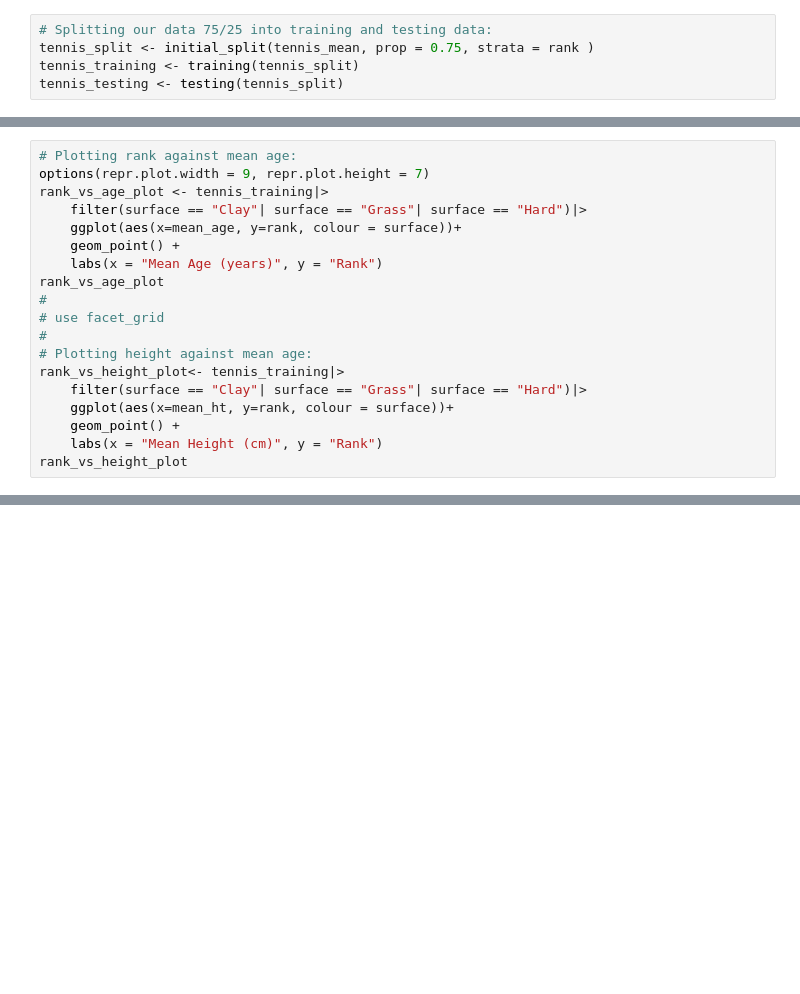
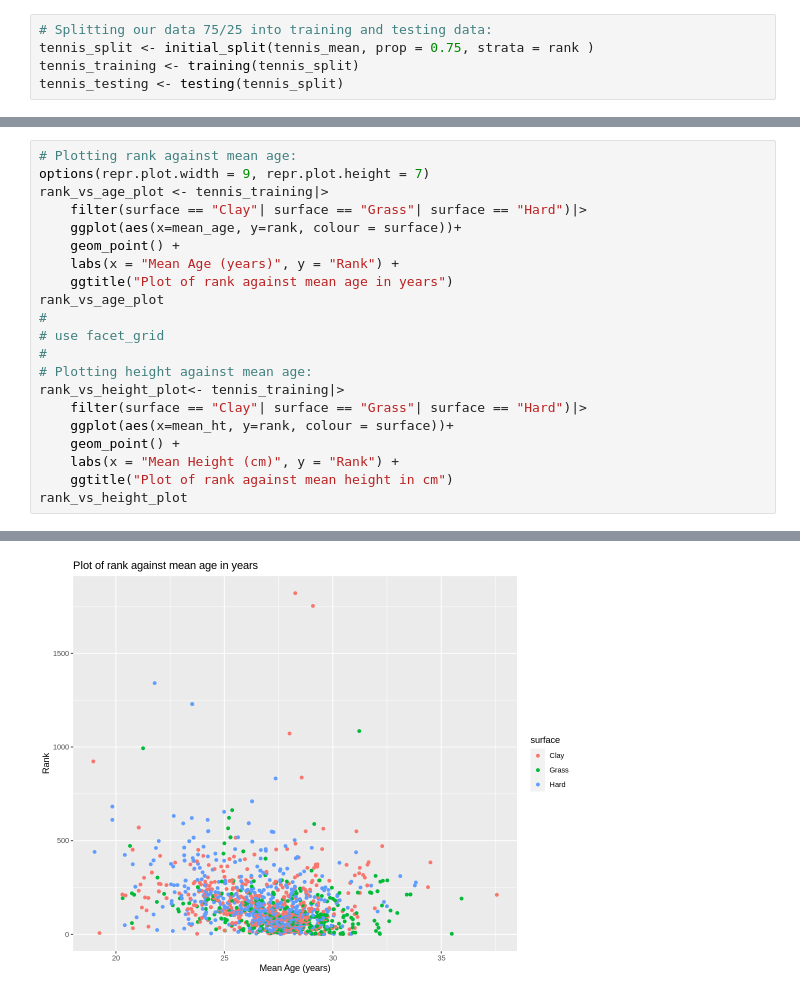
Before and after one commit to KatieSwan/DSCI100_GroupProject, a Jupyter notebook: Project_Proposal.ipynb, the cells around one changed output, grey strips where cells are left out. Saved outputs shown, nothing was run; the diff lists cells and outputs as text; blank space fills up the shorter version.

Commit message:
Plot titles
see above

```diff
--- a/Project_Proposal.ipynb
+++ b/Project_Proposal.ipynb
@@ -81,7 +158,8 @@ rank_vs_age_plot <- tennis_training|>
     filter(surface == "Clay"| surface == "Grass"| surface == "Hard")|>
     ggplot(aes(x=mean_age, y=rank, colour = surface))+
     geom_point() +
-    labs(x = "Mean Age (years)", y = "Rank")
+    labs(x = "Mean Age (years)", y = "Rank") +
+    ggtitle("Plot of rank against mean age in years")
 rank_vs_age_plot
 #
 # use facet_grid
@@ -91,5 +169,7 @@ rank_vs_height_plot<- tennis_training|>
     filter(surface == "Clay"| surface == "Grass"| surface == "Hard")|>
     ggplot(aes(x=mean_ht, y=rank, colour = surface))+
     geom_point() +
-    labs(x = "Mean Height (cm)", y = "Rank")
+    labs(x = "Mean Height (cm)", y = "Rank") +
+    ggtitle("Plot of rank against mean height in cm")
 rank_vs_height_plot
+# %% [output]
@@ -95,0 +180 @@ rank_vs_height_plot
+[figure, added]
```
Also changed, not shown: parts of 11 cells of this notebook.
